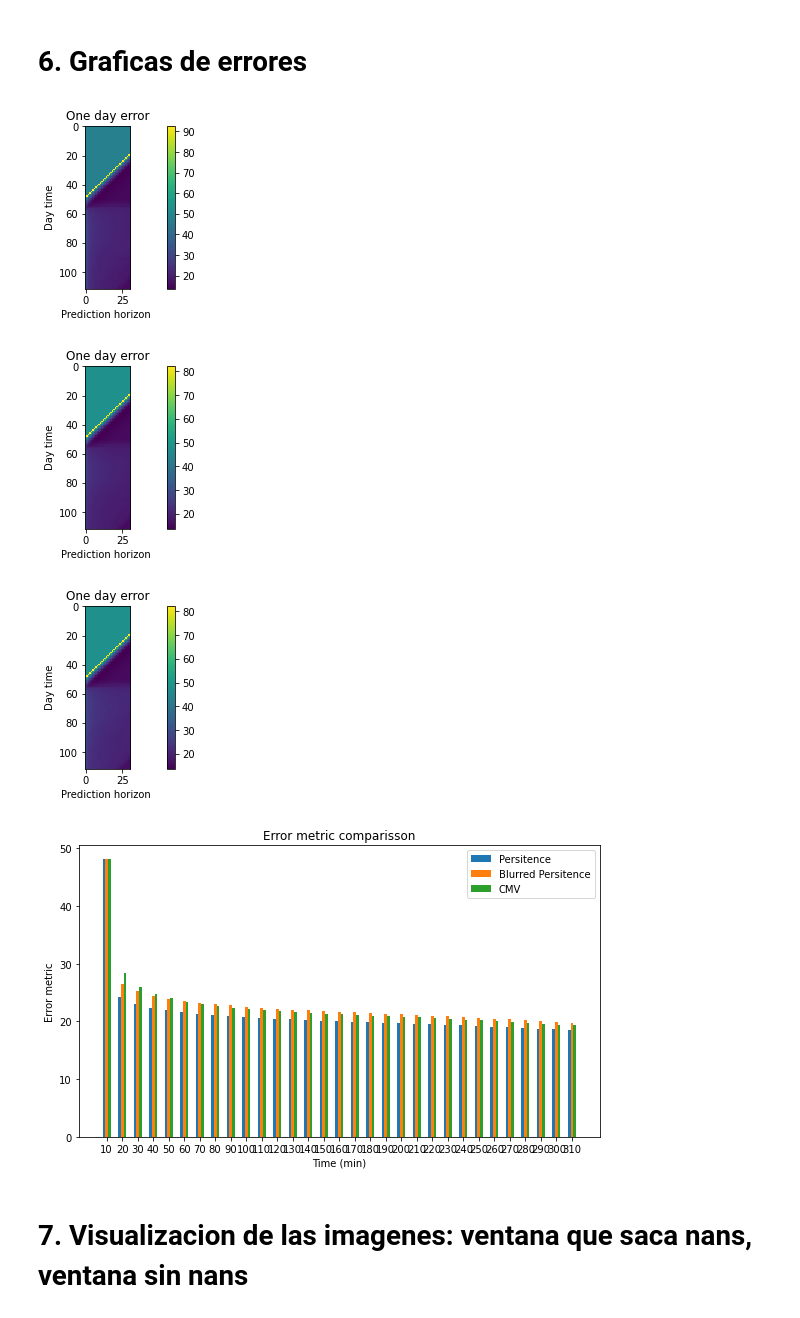
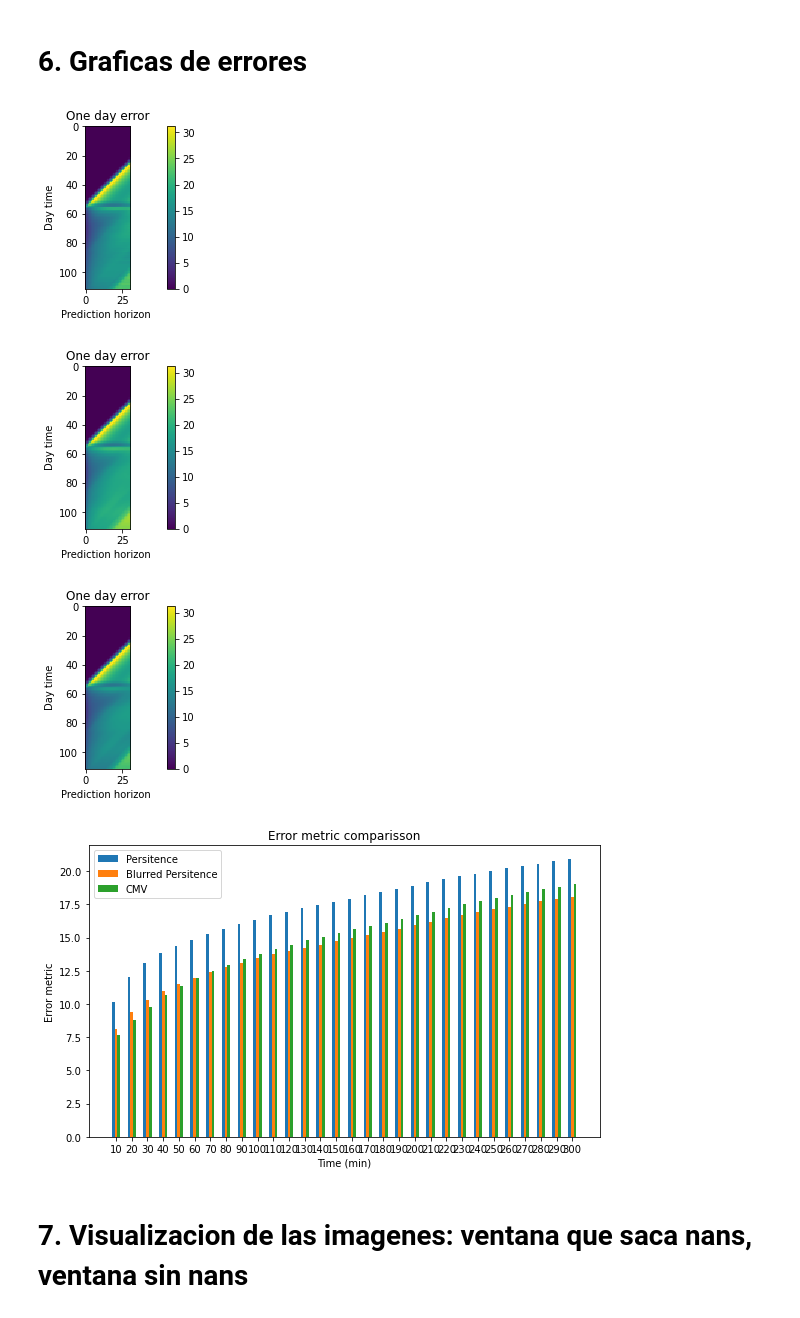
Before and after one commit to francomozo/deepCloud, a Jupyter notebook: nb-demo.ipynb, the cells around one changed output. Drawn from its saved outputs; the diff is of its cells as text; code cells hidden in the pictures.

```diff
--- a/nb-demo.ipynb
+++ b/nb-demo.ipynb
@@ -67,7 +67,7 @@ ax.imshow(bkg)
 # %% [markdown]
 # 3. Como cargamos las imagenes a memoria
 # %%
-dataset_sw = data.SatelliteImagesDatasetSW(root_dir = 'data/images/dia_1',
+dataset_sw = data.SatelliteImagesDatasetSW(root_dir = 'data/images/dia_305',
                                            window = 10,
                                            transform = preprocessing.CropImage(3))
 
@@ -97,7 +97,7 @@ def main_test(model_instance):
     predict_horizon = 30
     error_list =[]
 
-    dataset_sw = data.SatelliteImagesDatasetSW(root_dir = 'data/images/dia_1',
+    dataset_sw = data.SatelliteImagesDatasetSW(root_dir = 'data/images/dia_305',
                                            window = predict_horizon+2,
                                            transform = preprocessing.CropImage(3))
     dl_sw = DataLoader(dataset_sw, batch_size=1, collate_fn=data.collate_fn_sw)
@@ -131,7 +131,7 @@ def main_test(model_instance):
 
     return error_list
 
-cmv2 = model.Cmv2()
+cmv2 = model.Cmv2(kernel_size=(21,21))
 persistence = model.Persistence()
 blurredPersistence = model.BlurredPersistence(kernel_size = (21,21) )
 
@@ -184,19 +184,19 @@ visualization.matrix_graph(error_array_cmv)
 visualization.matrix_graph(error_array_p)
 visualization.matrix_graph(error_array_bp)
 # %% [output]
-[figure, old version]
+[figure, new version]
-[figure, old version]
+[figure, new version]
-[figure, old version]
+[figure, new version]
 # %%
 mean_error_cmv = np.mean(error_array_cmv[60:],axis=0)
 mean_error_p = np.mean(error_array_p[60:],axis=0)
 mean_error_bp = np.mean(error_array_bp[60:],axis=0)
 
-visualization.barchart_compare3(mean_error_p, 'Persitence',
-                 mean_error_bp, 'Blurred Persitence',
-                 mean_error_cmv, 'CMV')
+visualization.barchart_compare3(mean_error_p[1:], 'Persitence',
+                 mean_error_bp[1:], 'Blurred Persitence',
+                 mean_error_cmv[1:], 'CMV')
 # %% [output]
-[figure, old version]
+[figure, new version]
 # %% [markdown]
 # 7. Visualizacion de las imagenes: ventana que saca nans, ventana sin nans
 # %%
```
Also changed, not shown: parts of 4 cells of this notebook, 1 other file.
